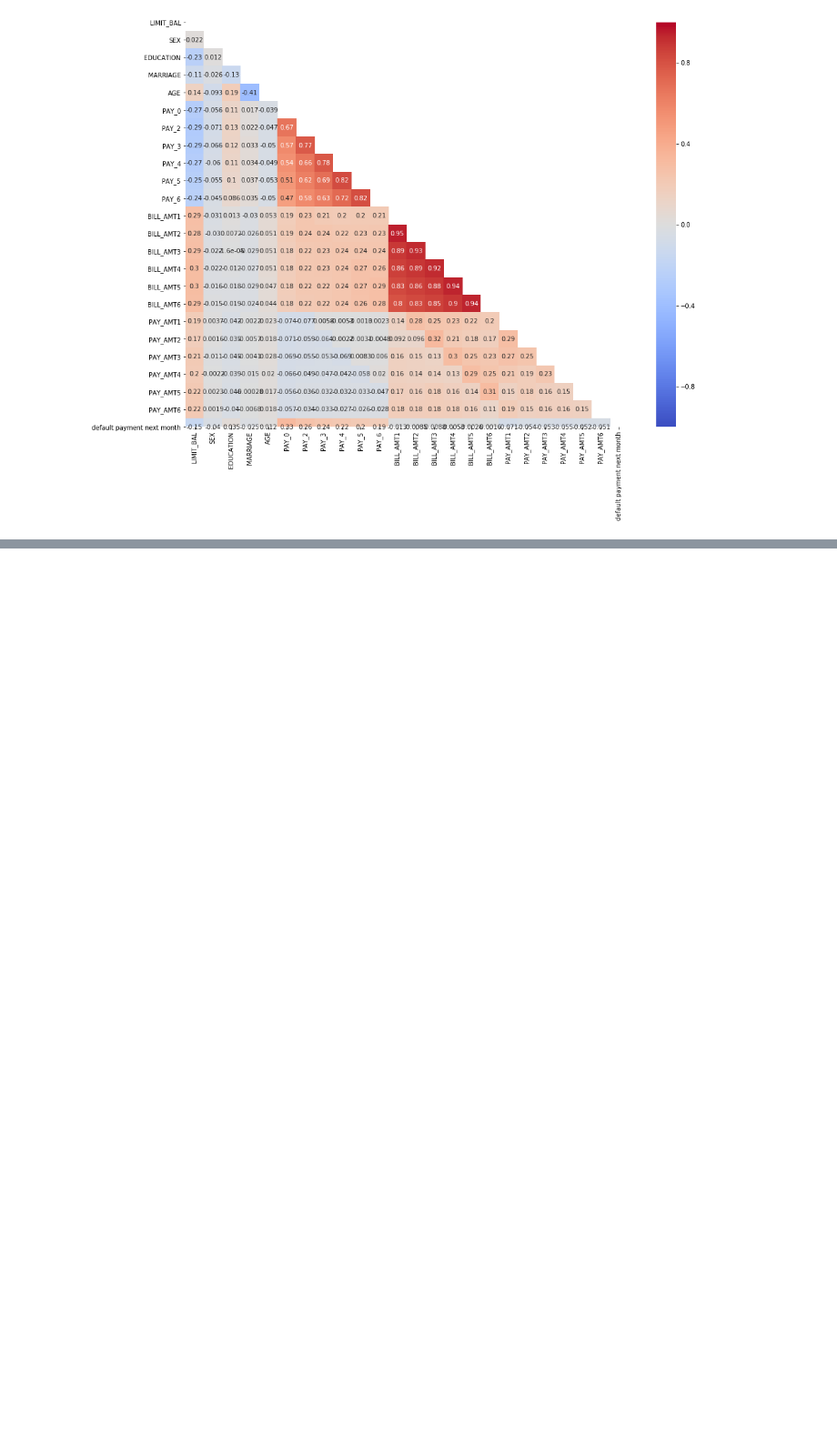
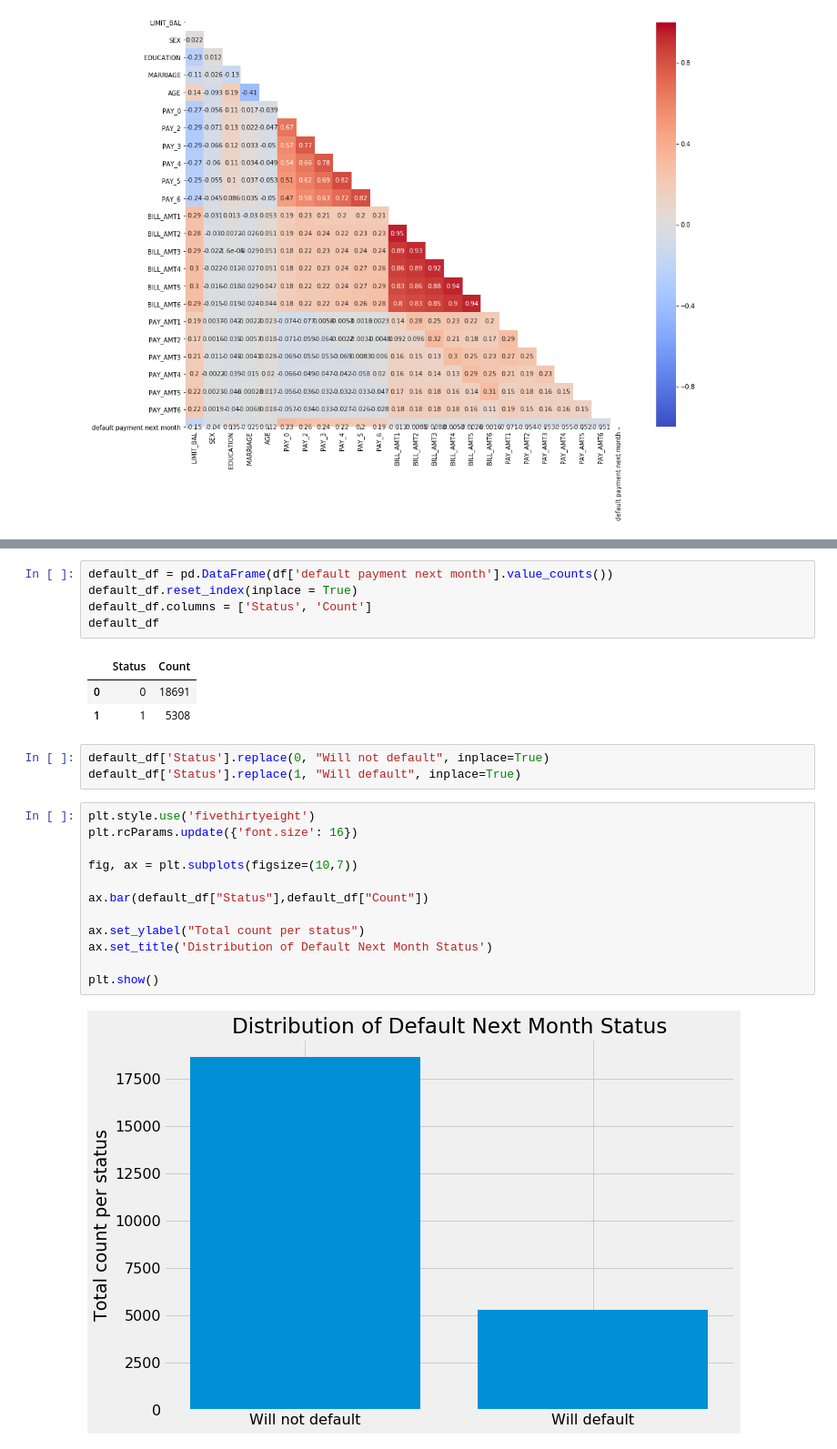
Before and after one commit to emilia329/CreditCard, a Jupyter notebook: EDA.ipynb, the cells around one changed output, grey strips where cells are left out. Shown at 91% size. Drawn from its saved outputs; the diff is of its cells as text; blank space fills up the shorter version.

```diff
--- a/EDA.ipynb
+++ b/EDA.ipynb
@@ -150,0 +161,26 @@ sns.heatmap(df.corr(), annot = True, vmin=-1, vmax=1, center= 0, cmap= 'coolwarm
+# %%
+default_df = pd.DataFrame(df['default payment next month'].value_counts())
+default_df.reset_index(inplace = True)
+default_df.columns = ['Status', 'Count']
+default_df
+# %% [output]
+|  | Status | Count |
+| 0 | 0 | 18691 |
+| 1 | 1 | 5308 |
+# %%
+default_df['Status'].replace(0, "Will not default", inplace=True)
+default_df['Status'].replace(1, "Will default", inplace=True)
+# %%
+plt.style.use('fivethirtyeight')
+plt.rcParams.update({'font.size': 16})
+
+fig, ax = plt.subplots(figsize=(10,7))
+
+ax.bar(default_df["Status"],default_df["Count"])
+
+ax.set_ylabel("Total count per status")
+ax.set_title('Distribution of Default Next Month Status')
+
+plt.show()
+# %% [output]
+[figure, added]
```
Also changed, not shown: parts of 3 cells of this notebook.
